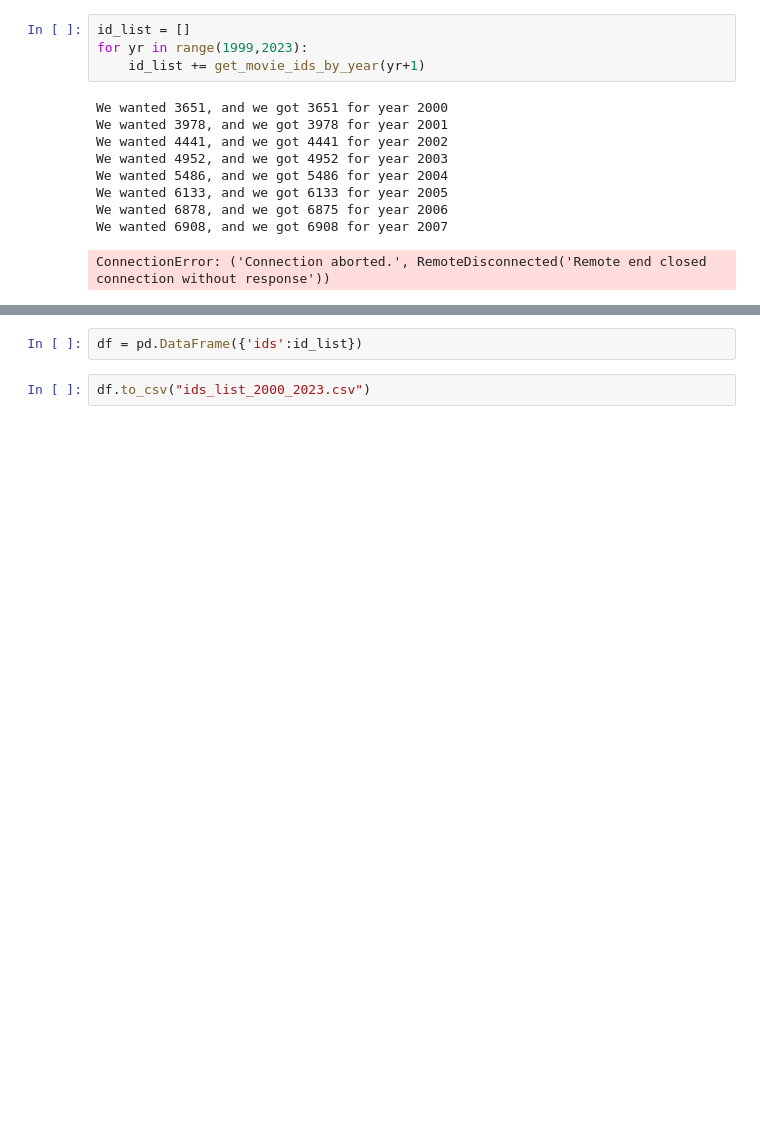
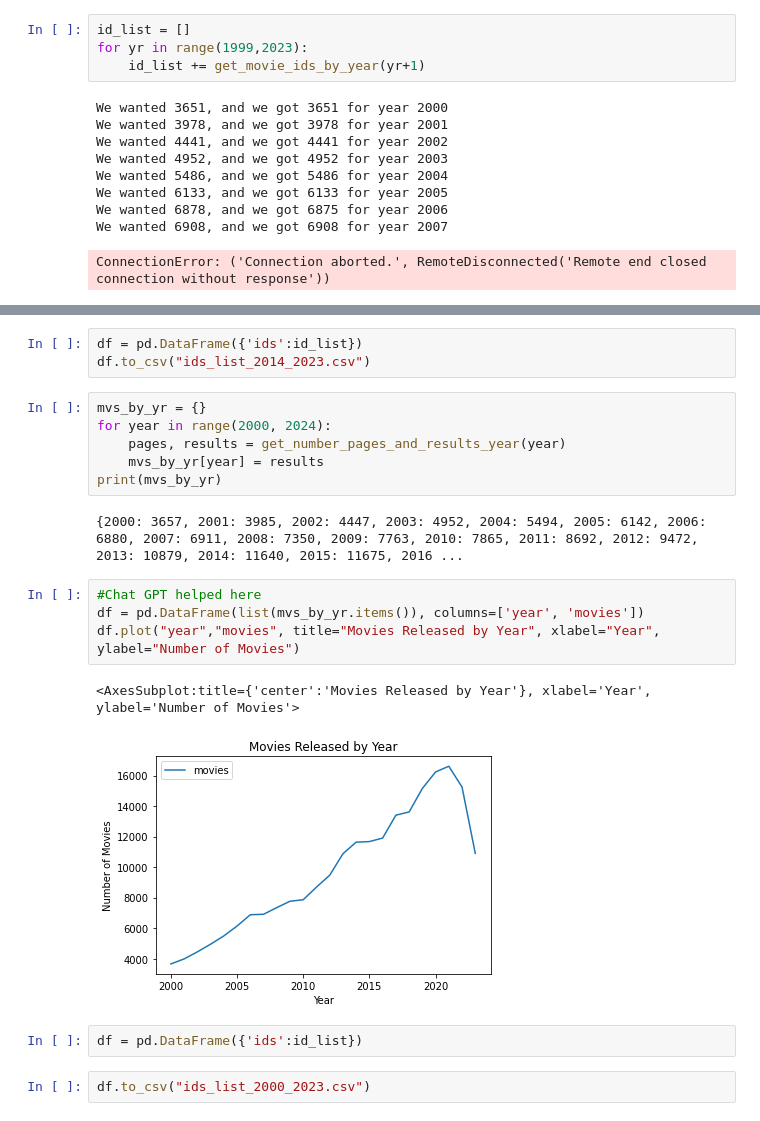
Before and after one commit to samob917/en553.602.FA23, a Jupyter notebook: api_call.ipynb, the cells around one changed output, grey strips where cells are left out. Saved outputs shown, nothing was run; the diff lists cells and outputs as text; blank space fills up the shorter version.

Commit message:
pushed ful data list

```diff
--- a/api_call.ipynb
+++ b/api_call.ipynb
@@ -300,3 +315,21 @@ ConnectionError: ('Connection aborted.', RemoteDisconnected('Remote end closed c
+# %%
+df = pd.DataFrame({'ids':id_list})
+df.to_csv("ids_list_2014_2023.csv")
+# %%
+mvs_by_yr = {}
+for year in range(2000, 2024):
+    pages, results = get_number_pages_and_results_year(year)
+    mvs_by_yr[year] = results
+print(mvs_by_yr)
+# %% [output]
+{2000: 3657, 2001: 3985, 2002: 4447, 2003: 4952, 2004: 5494, 2005: 6142, 2006: 6880, 2007: 6911, 2008: 7350, 2009: 7763, 2010: 7865, 2011: 8692, 2012: 9472, 2013: 10879, 2014: 11640, 2015: 11675, 2016 ...
+# %%
+#Chat GPT helped here
+df = pd.DataFrame(list(mvs_by_yr.items()), columns=['year', 'movies'])
+df.plot("year","movies", title="Movies Released by Year", xlabel="Year", ylabel="Number of Movies")
+# %% [output]
+<AxesSubplot:title={'center':'Movies Released by Year'}, xlabel='Year', ylabel='Number of Movies'>
+[figure, added]
 # %%
 df = pd.DataFrame({'ids':id_list})
 # %%
```
Also changed, not shown: parts of 8 cells of this notebook, 5 other files.
